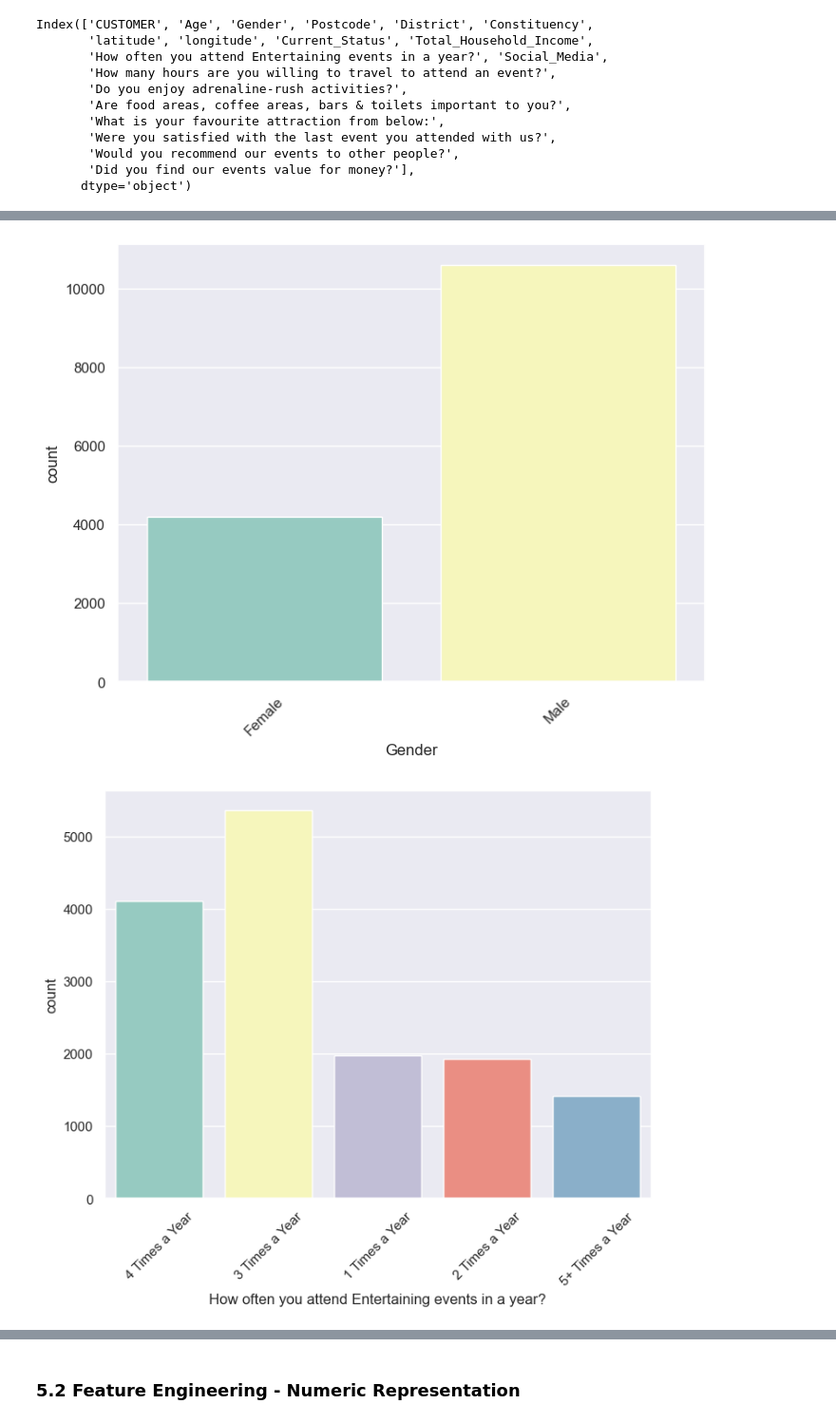
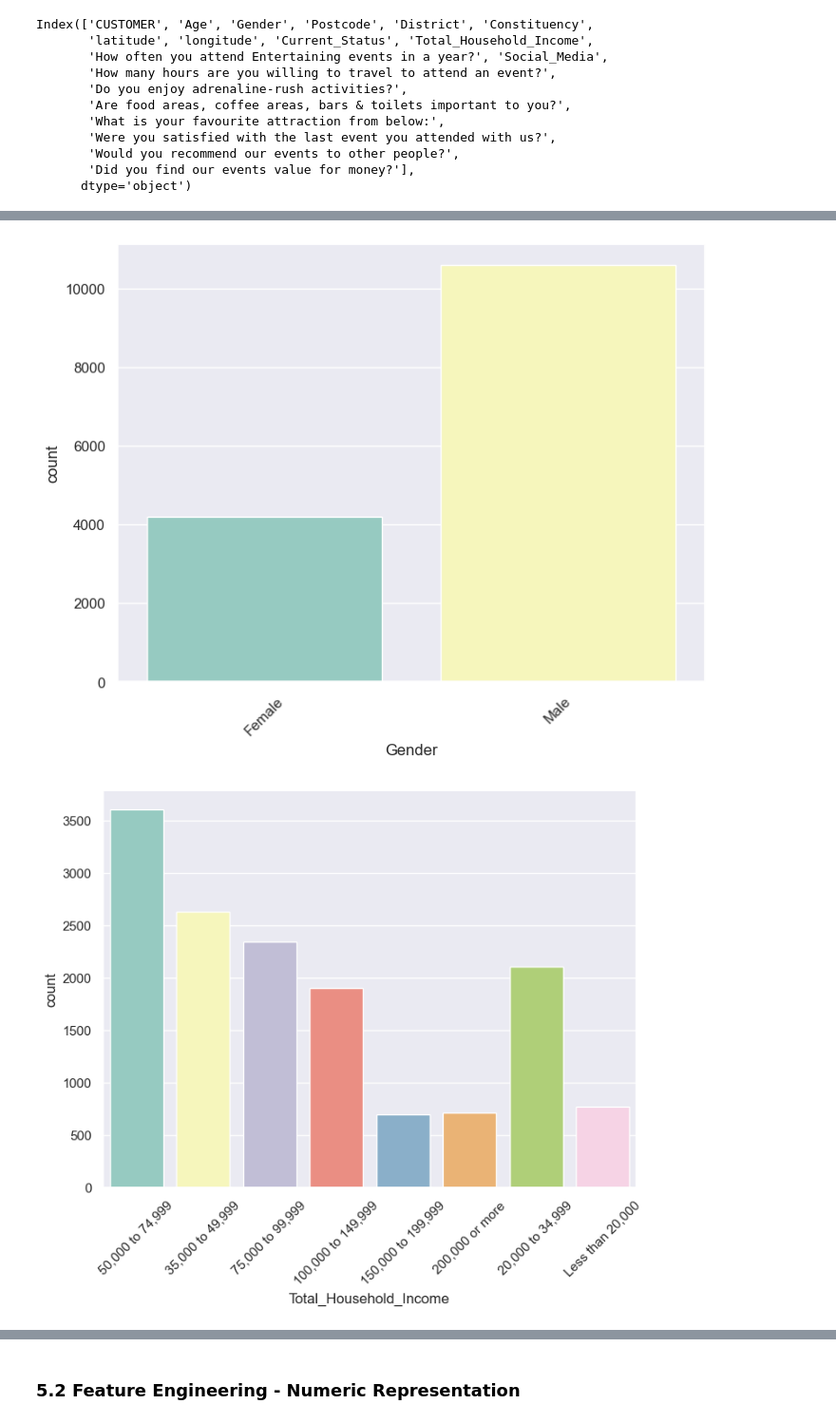
Before and after one commit to yaseminerguezel/customer-segmentation-kmeans-clustering, a Jupyter notebook: K-means-clustering.ipynb, the cells around one changed output, grey strips where cells are left out. Shown at 95% size. Cells and saved outputs as stored; diff of their text form; code cells hidden in the pictures.

```diff
--- a/K-means-clustering.ipynb
+++ b/K-means-clustering.ipynb
@@ -168,21 +168,21 @@ Index(['CUSTOMER', 'Age', 'Gender', 'Postcode', 'District', 'Constituency',
 # %%
 # Looping through all the features by our y variable - see if there is relationship
 
-features = ['Age', 'Gender',
+features = ['Age', 'Gender','Total_Household_Income','Current_Status',
        'How often you attend Entertaining events in a year?', 'Social_Media',
        'How many hours are you willing to travel to attend an event?',
        'Do you enjoy adrenaline-rush activities?',
        'Are food areas, coffee areas, bars & toilets important to you?',
        'What is your favourite attraction from below:',
        'Were you satisfied with the last event you attended with us?',
        'Would you recommend our events to other people?',
        'Did you find our events value for money?']
 
 for f in features:
     sns.countplot(x = f, data = customer_seg, palette = 'Set3')# hue = 'Good Loan')
     plt.xticks(rotation=45)
     plt.show()
 # %% [output]
 [figure]
 [figure]
-[figure, old version]
+[figure, new version]
```
Also changed, not shown: parts of 30 cells of this notebook.
